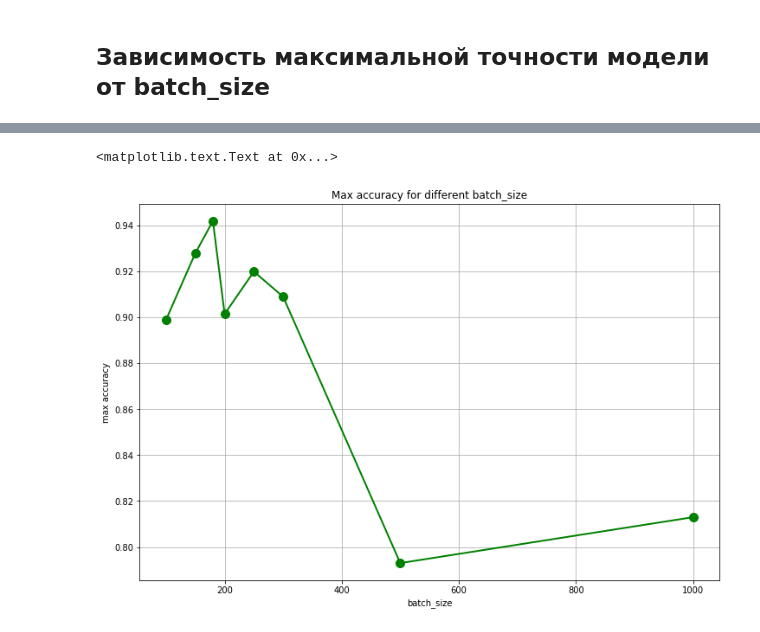
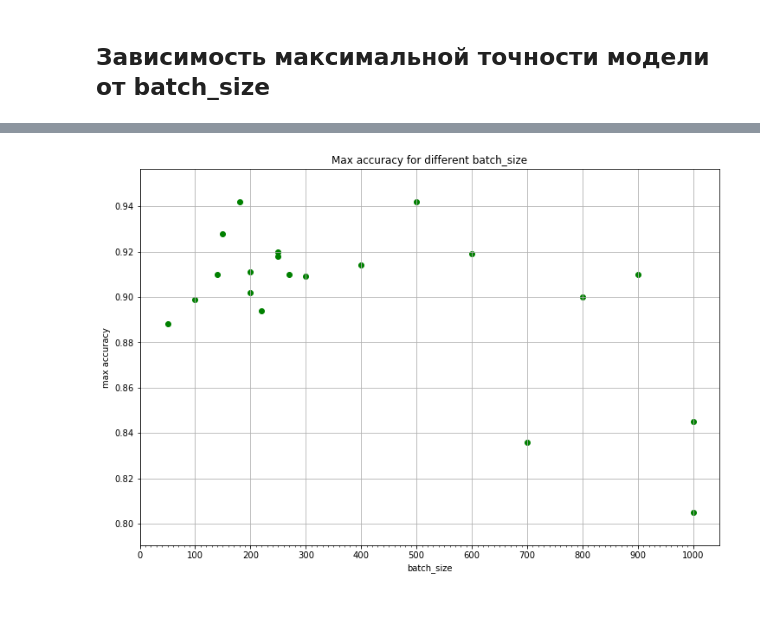
Before and after one commit to Koziev/chatbot, a Jupyter notebook: PyModels/Визуализация влияния batch_size на обучение wordchar2vector.ipynb, the cells around one changed output, grey strips where cells are left out. Saved outputs shown, nothing was run; the diff lists cells and outputs as text; code cells hidden in the pictures.

Commit message:
Обновление в исследовании влияния batch_size на точность модели wordchar2vector - новые данные и тетрадка

```diff
--- a/PyModels/Визуализация влияния batch_size на обучение wordchar2vector.ipynb
+++ b/PyModels/Визуализация влияния batch_size на обучение wordchar2vector.ipynb
@@ -127,8 +150,17 @@ plt.legend()
 # %% [markdown]
 ## Зависимость максимальной точности модели от batch_size
+# %%
+import re
+
+def find_max_accuracy(dataframe_filename):
+    df = pd.read_csv(os.path.join(u'../tmp', dataframe_filename), header=None, encoding='utf-8', delimiter='\t', index_col=None)
+    max_acc = np.amax(df[1].values)
+    batchsize = re.search('_batchsize\\=([0-9]+)_', dataframe_filename).group(1)
+    return (batchsize, max_acc)
 # %%
 x_batch_size = []
 y_accuracy = []
-for batch_size, mean_accur in mean_curves:
+for filename in all_fns:
+    batch_size, max_accur = find_max_accuracy(filename)
     x_batch_size.append(batch_size)
-    y_accuracy.append(np.amax(mean_accur))
+    y_accuracy.append(max_accur)
@@ -135,10 +190,19 @@ for batch_size, mean_accur in mean_curves:
 # %%
-plt.figure(figsize=(12, 8))
+fig = plt.figure(figsize=(12, 8))
+ax = fig.add_subplot(1, 1, 1)
+
 plt.grid(True)
-plt.plot(x_batch_size, y_accuracy, color='green', marker='o', linewidth=2, markersize=10)
+plt.scatter(x_batch_size, y_accuracy, color='green', marker='o')
 plt.xlabel('batch_size')
 plt.ylabel('max accuracy')
 plt.title('Max accuracy for different batch_size')
+
+major_ticks = np.arange(0, 1001, 100)
+minor_ticks = np.arange(0, 1001, 10)
+
+ax.set_xticks(major_ticks)
+ax.set_xticks(minor_ticks, minor=True)
+
+plt.show()
 # %% [output]
-<matplotlib.text.Text at 0x...>
-[figure, old version]
+[figure, new version]
```
Also changed, not shown: parts of 5 cells of this notebook, 13 other files.
